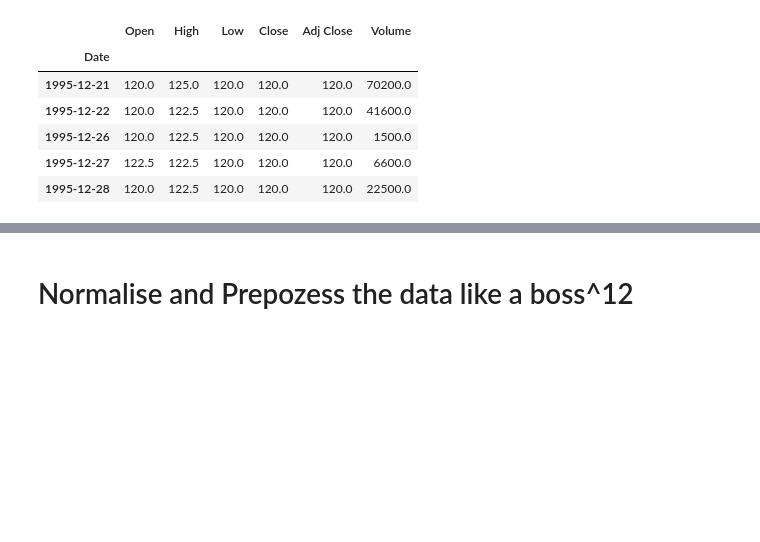
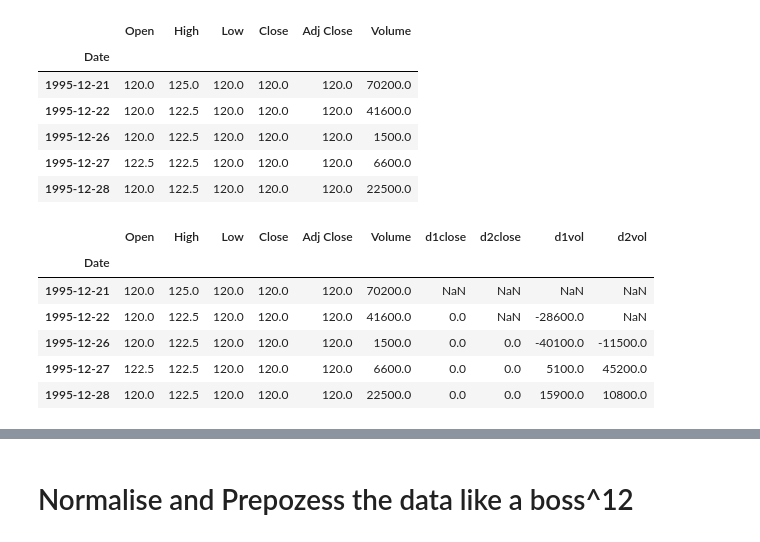
Before and after one commit to ChuckHend/ts-engine, a Jupyter notebook: Stock_pred_v2.ipynb, the cells around one changed output, grey strips where cells are left out. Saved outputs shown, nothing was run; the diff lists cells and outputs as text; code cells hidden in the pictures; blank space fills up the shorter version.

```diff
--- a/Stock_pred_v2.ipynb
+++ b/Stock_pred_v2.ipynb
@@ -35,6 +29,14 @@ def derivative(df):
 # %%
-data = derivative(data)
+data = fe.derivative(data, fill_na = False)
 data.head()
+# %% [output]
+|  | Open | High | Low | Close | Adj Close | Volume | d1close | d2close | d1vol | d2vol |
+| Date |  |  |  |  |  |  |  |  |  |  |
+| 1995-12-21 | 120.0 | 125.0 | 120.0 | 120.0 | 120.0 | 70200.0 | NaN | NaN | NaN | NaN |
+| 1995-12-22 | 120.0 | 122.5 | 120.0 | 120.0 | 120.0 | 41600.0 | 0.0 | NaN | -28600.0 | NaN |
+| 1995-12-26 | 120.0 | 122.5 | 120.0 | 120.0 | 120.0 | 1500.0 | 0.0 | 0.0 | -40100.0 | -11500.0 |
+| 1995-12-27 | 122.5 | 122.5 | 120.0 | 120.0 | 120.0 | 6600.0 | 0.0 | 0.0 | 5100.0 | 45200.0 |
+| 1995-12-28 | 120.0 | 122.5 | 120.0 | 120.0 | 120.0 | 22500.0 | 0.0 | 0.0 | 15900.0 | 10800.0 |
 # %%
 # fill NA with zero (from derivatives)
 data = data.fillna(0)
```
Also changed, not shown: parts of 13 cells of this notebook, 2 other files.
